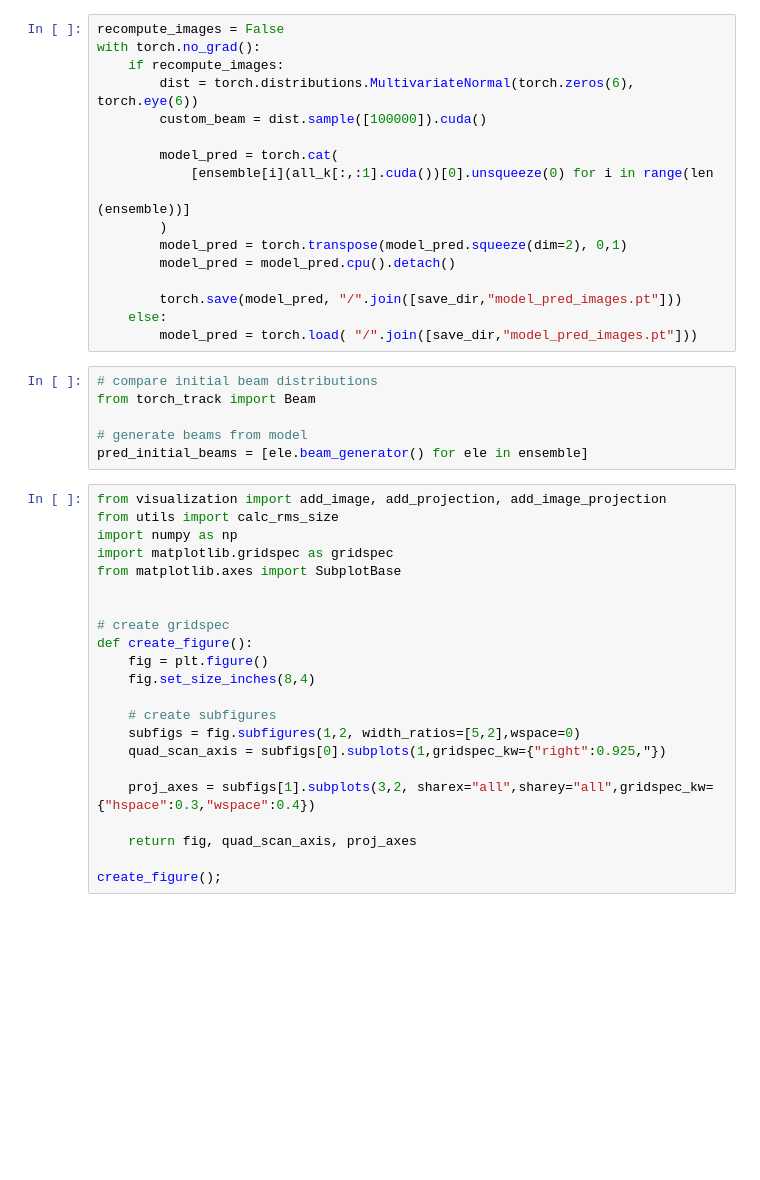
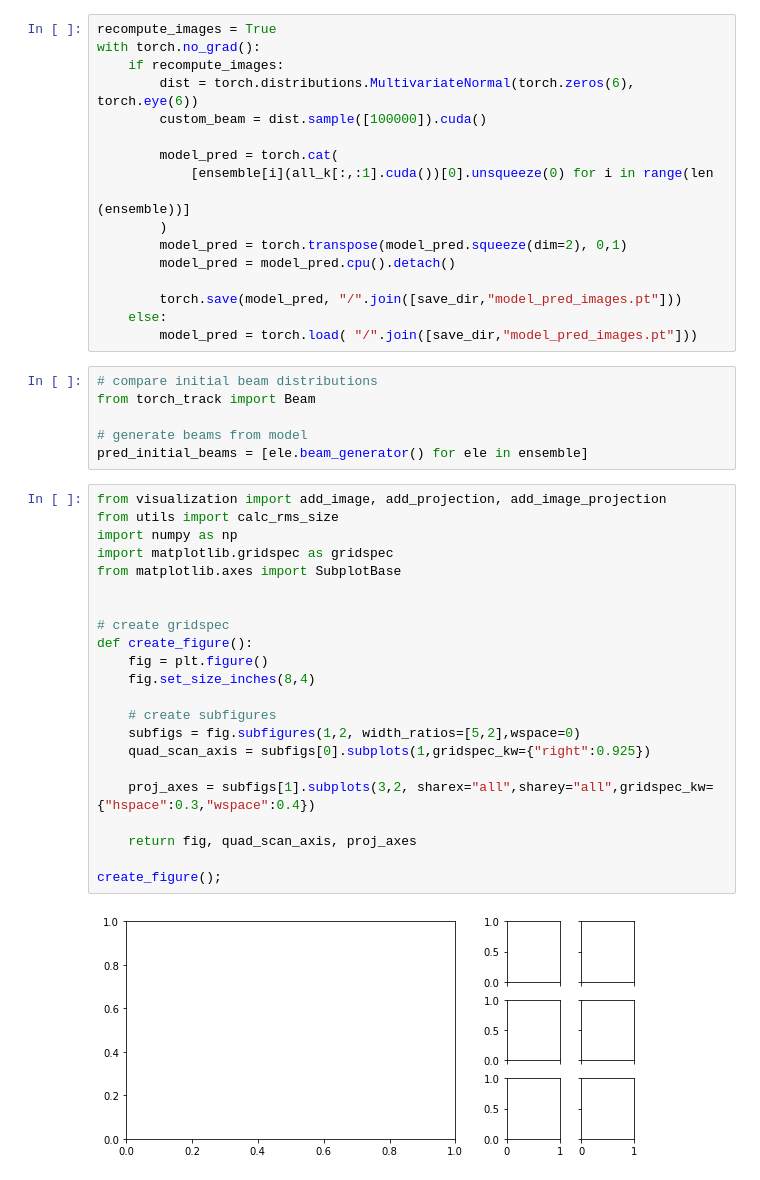
Before and after one commit to roussel-ryan/gpsr, a Jupyter notebook: AWA/analysis_paper_v2.ipynb, the cells around one changed output. Cells and saved outputs as stored; diff of their text form; blank space fills up the shorter version.

```diff
--- a/AWA/analysis_paper_v2.ipynb
+++ b/AWA/analysis_paper_v2.ipynb
@@ -28,5 +32,5 @@ all_k.shape
 # %%
-recompute_images = False
+recompute_images = True
 with torch.no_grad():
     if recompute_images:
         dist = torch.distributions.MultivariateNormal(torch.zeros(6), torch.eye(6))
@@ -51,25 +55,27 @@ pred_initial_beams = [ele.beam_generator() for ele in ensemble]
 # %%
 from visualization import add_image, add_projection, add_image_projection
 from utils import calc_rms_size
 import numpy as np
 import matplotlib.gridspec as gridspec
 from matplotlib.axes import SubplotBase
 
 
 # create gridspec
 def create_figure():
     fig = plt.figure()
     fig.set_size_inches(8,4)
 
     # create subfigures
     subfigs = fig.subfigures(1,2, width_ratios=[5,2],wspace=0)
-    quad_scan_axis = subfigs[0].subplots(1,gridspec_kw={"right":0.925,"})
+    quad_scan_axis = subfigs[0].subplots(1,gridspec_kw={"right":0.925})
 
     proj_axes = subfigs[1].subplots(3,2, sharex="all",sharey="all",gridspec_kw={"hspace":0.3,"wspace":0.4})
 
     return fig, quad_scan_axis, proj_axes
 
 create_figure();
+# %% [output]
+[figure, added]
 # %%
 # choose image indexes for comparison
 image_idxs = [5,-2]
```
Also changed, not shown: parts of 4 cells of this notebook, 18 other files.
